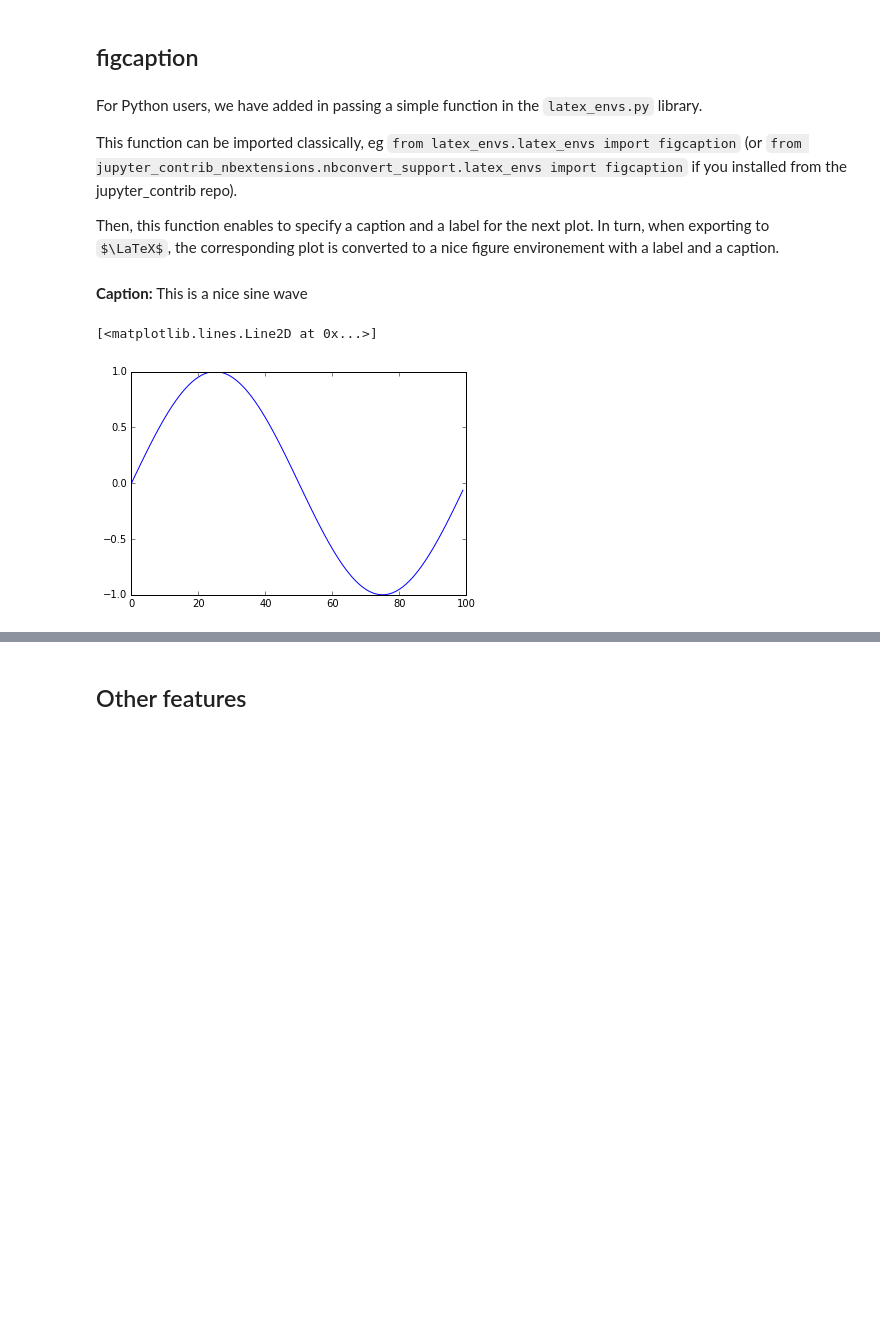
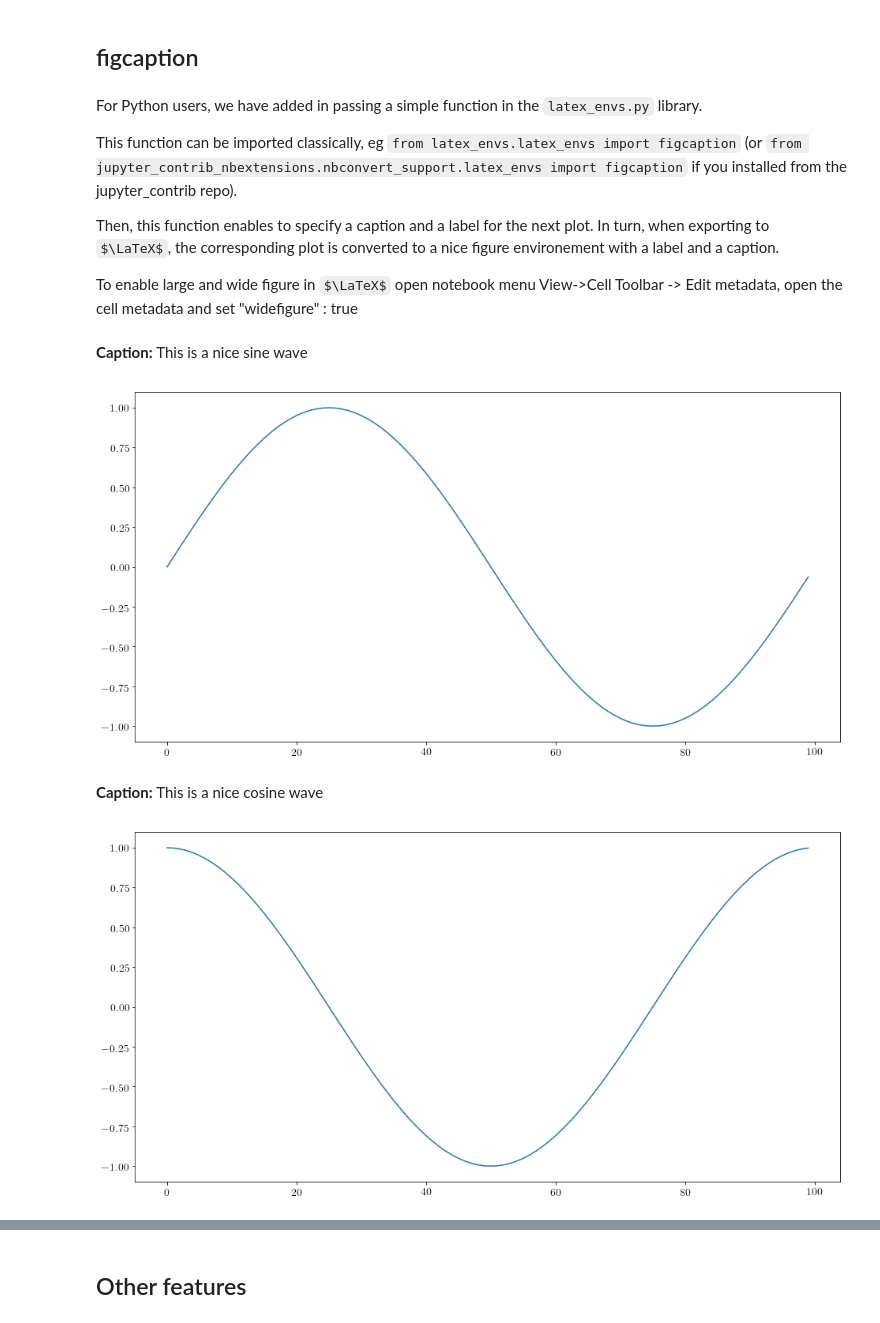
Before and after one commit to jfbercher/jupyter_latex_envs, a Jupyter notebook: src/latex_envs/static/doc/latex_env_doc.ipynb, the cells around one changed output, grey strips where cells are left out. Cells and saved outputs as stored; diff of their text form; code cells hidden in the pictures; some formulas as TeX source; blank space fills up the shorter version.

Commit message:
New postprocessor and templated for figure captions

```diff
--- a/src/latex_envs/static/doc/latex_env_doc.ipynb
+++ b/src/latex_envs/static/doc/latex_env_doc.ipynb
@@ -239,14 +239,21 @@ For Python users, we have added in passing a simple function in the `latex_envs.
 This function can be imported classically, eg `from latex_envs.latex_envs import figcaption` (or `from jupyter_contrib_nbextensions.nbconvert_support.latex_envs import figcaption` if you installed from the jupyter_contrib repo).
 
 Then, this function enables to specify a caption and a label for the next plot. In turn, when exporting to $\LaTeX$, the corresponding plot is converted to a nice figure environement with a label and a caption.
+
+To enable large and wide figure in  $\LaTeX$ open notebook menu View->Cell Toolbar -> Edit metadata, open the cell metadata and set "widefigure" : true
 # %%
 %matplotlib inline
 import matplotlib.pyplot as plt
-from jupyter_contrib_nbextensions.nbconvert_support.latex_envs import figcaption
-from numpy import pi, sin, arange
+from latex_envs.latex_envs import figcaption
+from numpy import pi, sin, cos,arange
 figcaption("This is a nice sine wave", label="fig:mysin")
 plt.plot(sin(2*pi*0.01*arange(100)))
+plt.show()
+figcaption("This is a nice cosine wave", label="fig:mycos")
+plt.plot(cos(2*pi*0.01*arange(100)))
+plt.show()
 # %% [output]
 Caption: This is a nice sine wave
-[<matplotlib.lines.Line2D at 0x...>]
-[figure, old version]
+[figure, new version]
+Caption: This is a nice cosine wave
+[figure, added]
```
Also changed, not shown: parts of 3 cells of this notebook, 3 other files.
